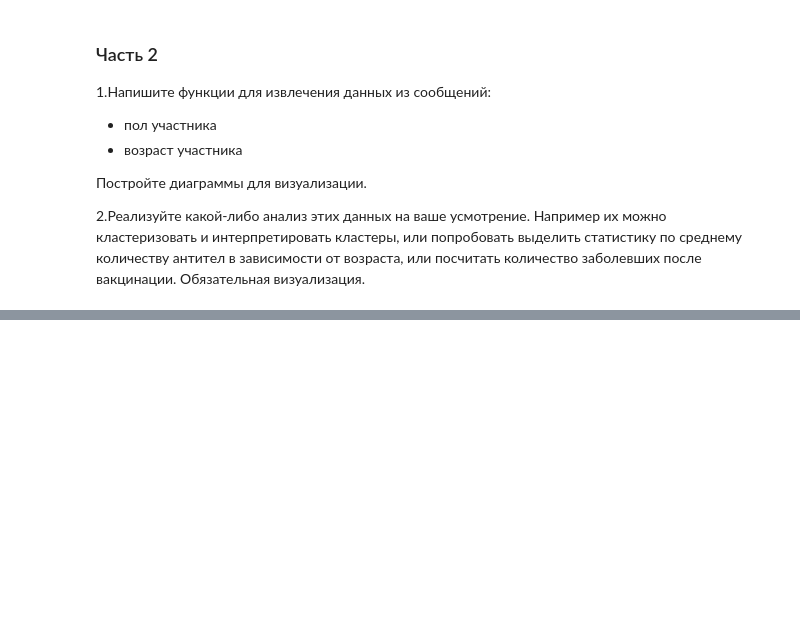
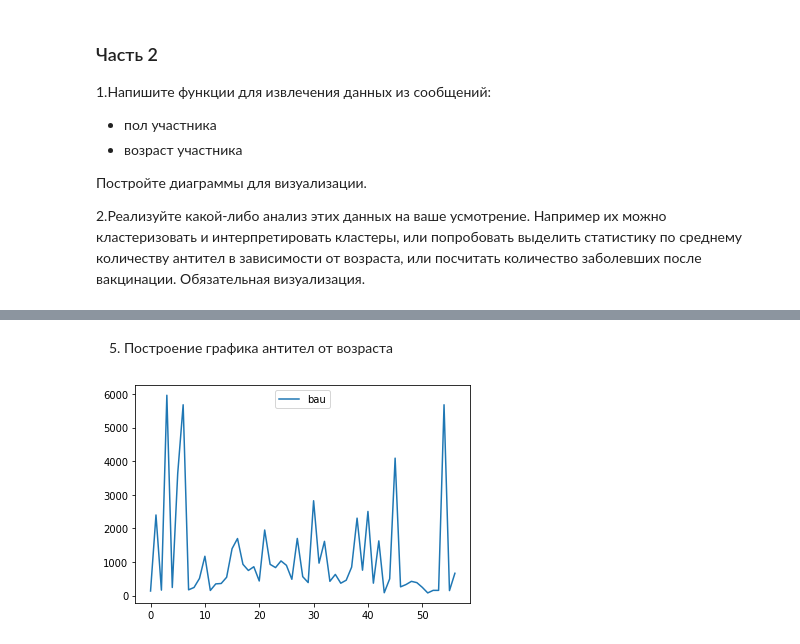
Before and after one commit to bogdanspbm/doc_classificator_homework, a Jupyter notebook: Task5/Task_5.ipynb, the cells around one changed output, grey strips where cells are left out. Saved outputs shown, nothing was run; the diff lists cells and outputs as text; code cells hidden in the pictures; blank space fills up the shorter version.

```diff
--- a/Task5/Task_5.ipynb
+++ b/Task5/Task_5.ipynb
@@ -12,0 +59,12 @@
+# %%
+data = data[data['message'].str.contains('bau|BAU|Bau')]
+data['bau'] = data['message'].str.extract('(...[0123456789.,][0123456789][0123456789].bau)', flags=re.IGNORECASE,
+                                          expand=False).str.lower()
+data['bau'] = data['bau'].str.replace(' bau', '')
+data['bau'] = data['bau'].str.replace(',', '.')
+data['bau'] = data['bau'].str.replace('.[0123456789][.]', '')
+data['bau'] = data['bau'].str.replace('(\D)', '')
+data = data[data['bau'].str.len() < 5]
+data['bau'] = pd.to_numeric(data['bau'], errors='ignore')
+data = data.dropna()
+data.head()
@@ -12,0 +78,8 @@
+# %% [markdown]
+5. Построение графика антител от возраста
+# %%
+data_for_plot = data.groupby(['age'])['bau'].mean().reset_index()
+data_for_plot.plot()
+plt.show()
+# %% [output]
+[figure, added]
```
Also changed, not shown: parts of 8 cells of this notebook, 1 other file.
